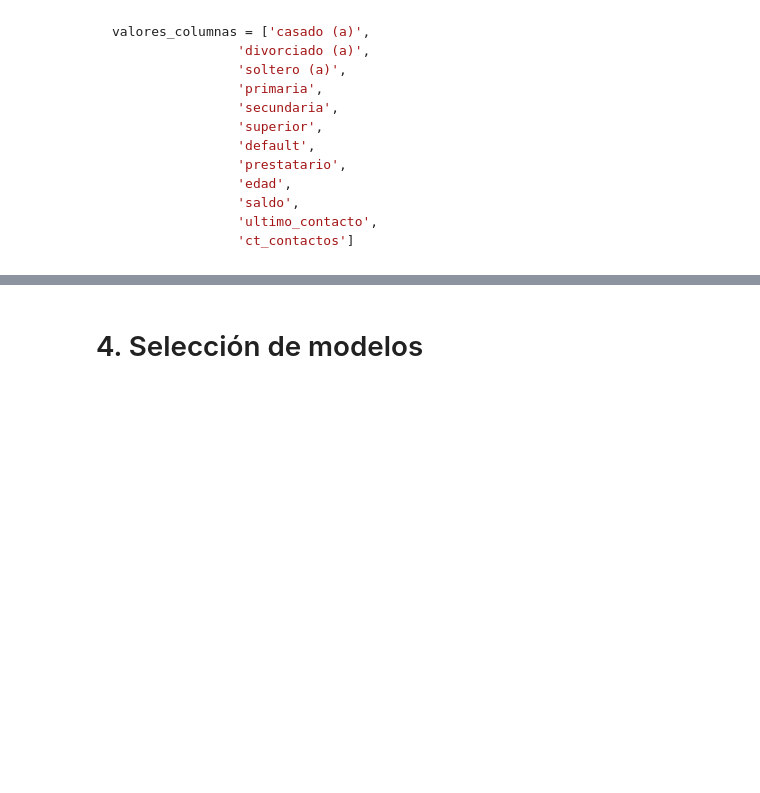
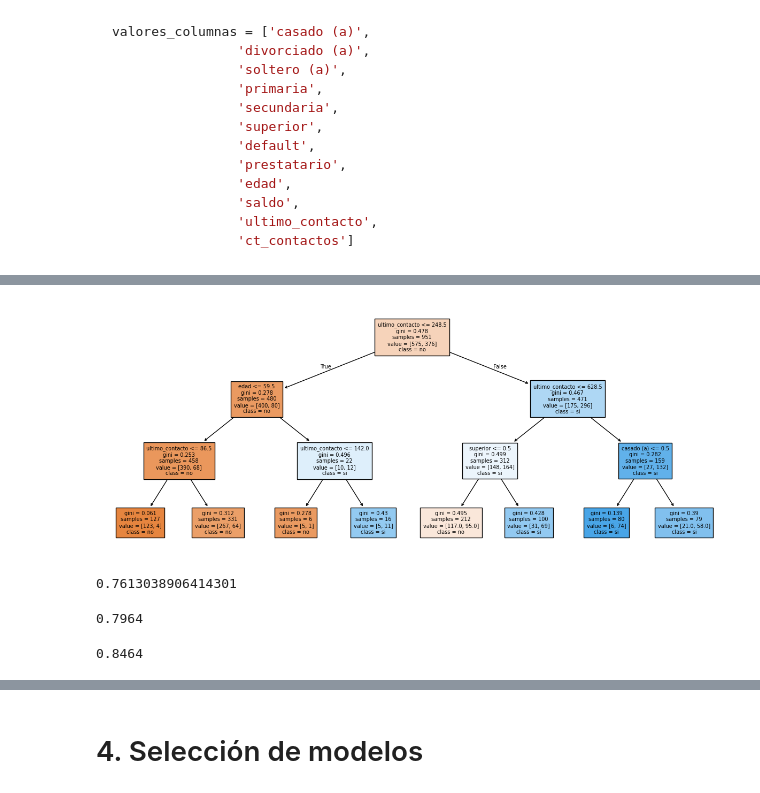
Before and after one commit to cadv1984/portafolio, a Jupyter notebook: Clasificacion_primeros_pasos.ipynb, the cells around one changed output, grey strips where cells are left out. Drawn from its saved outputs; the diff is of its cells as text; code cells hidden in the pictures; blank space fills up the shorter version.

```diff
--- a/Clasificacion_primeros_pasos.ipynb
+++ b/Clasificacion_primeros_pasos.ipynb
@@ -463,0 +522,9 @@ valores_columnas = ['casado (a)',
+# %%
+plt.figure(figsize=(15,6))
+plot_tree(modelo_arbol, class_names=['no','si'],fontsize=7,feature_names=valores_columnas, filled=True);
+# %% [output]
+[figure, added]
+# %%
+modelo_arbol.score(X_train, y_train)
+# %% [output]
+0.7613038906414301
@@ -463,0 +551,7 @@ valores_columnas = ['casado (a)',
+# %%
+dummy = DummyClassifier()
+dummy.fit(xx_train, yy_train)
+
+dummy.score(xx_test, yy_test)
+# %% [output]
+0.7964
@@ -463,0 +560,7 @@ valores_columnas = ['casado (a)',
+# %%
+arbol = DecisionTreeClassifier(max_depth = 4, random_state =5)
+arbol.fit(xx_train, yy_train)
+
+arbol.score(xx_test, yy_test)
+# %% [output]
+0.8464
```
Also changed, not shown: parts of 19 cells of this notebook.
